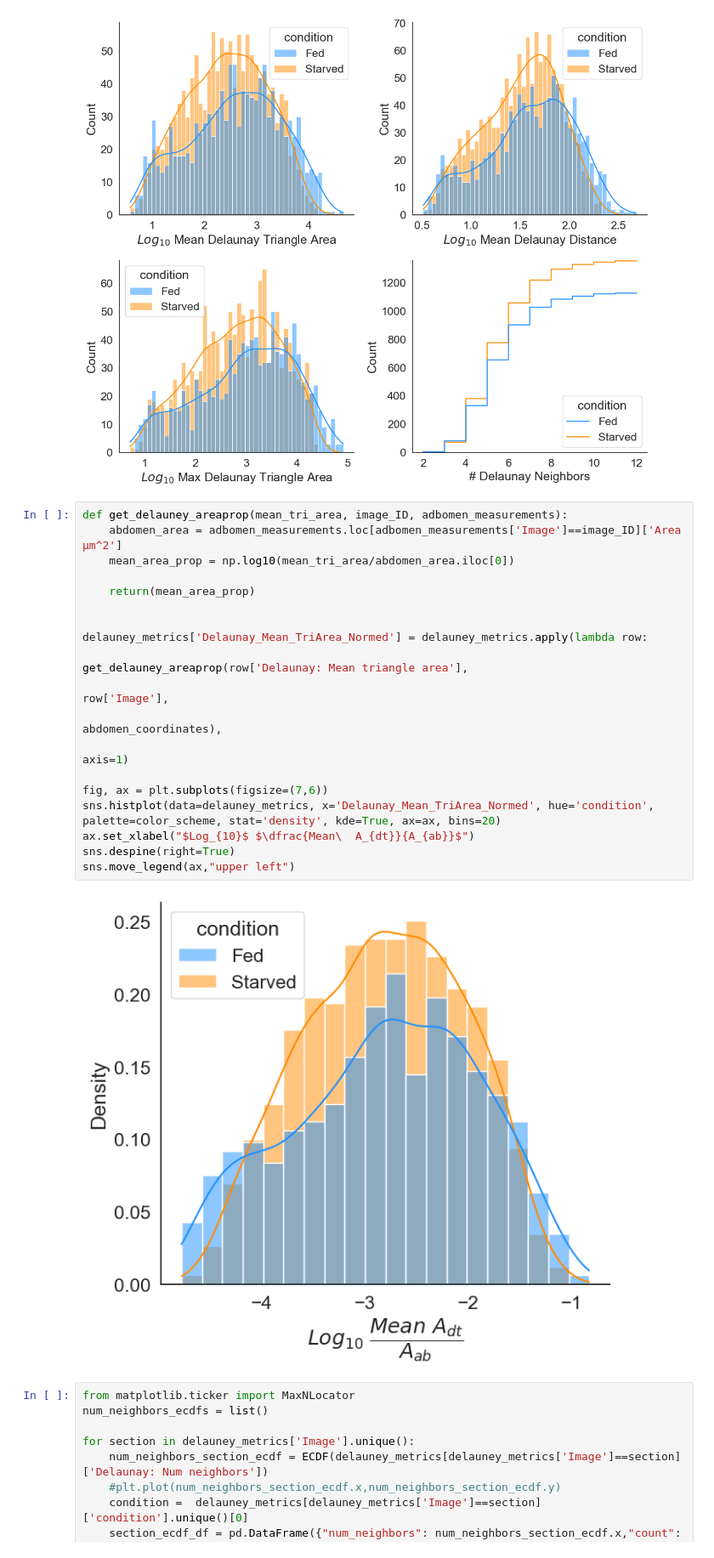
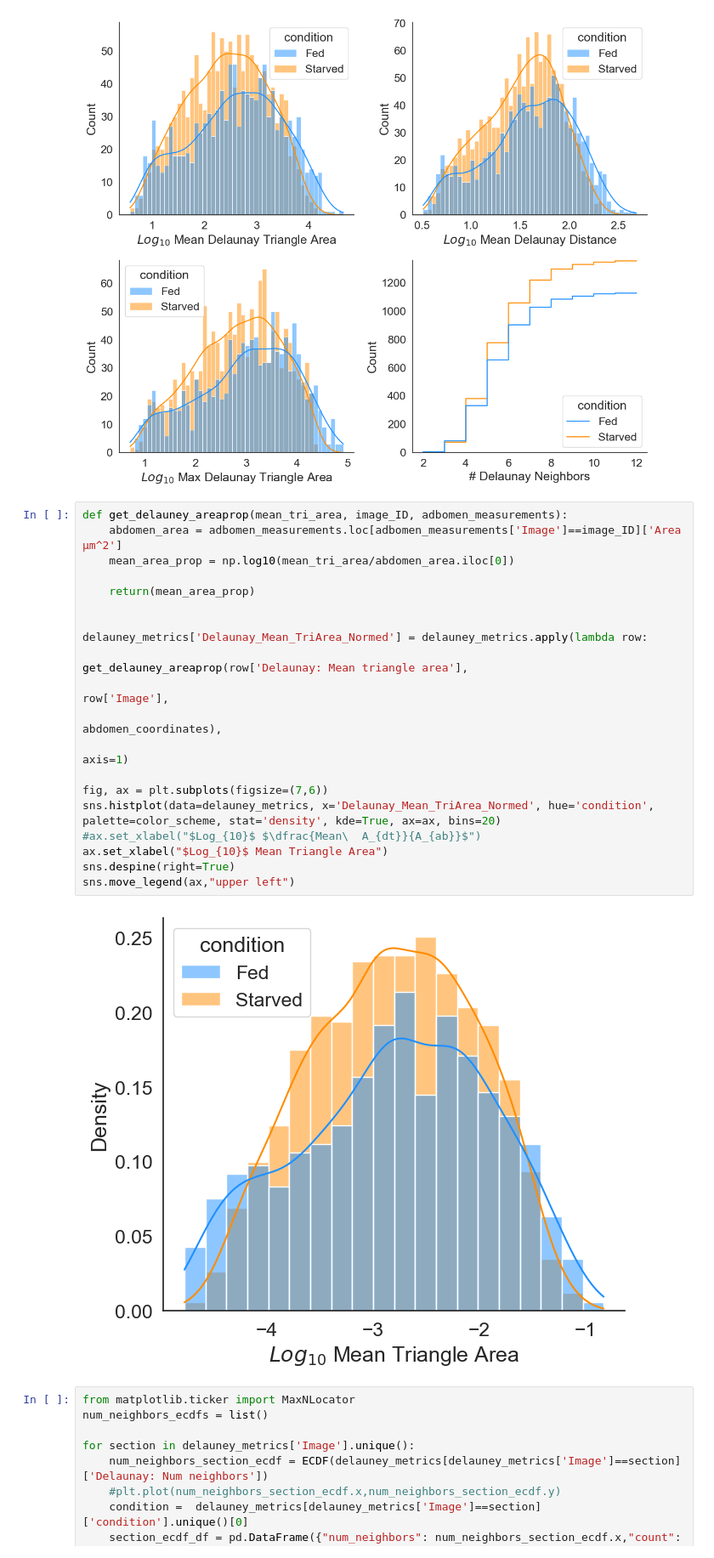
Before and after one commit to McCallLabBU/hemocyte_recruitment_image_quantification, a Jupyter notebook: code/exploratory_analysis_midsections.ipynb, the cells around one changed output. Shown at 85% size. Saved outputs shown, nothing was run; the diff lists cells and outputs as text.

```diff
--- a/code/exploratory_analysis_midsections.ipynb
+++ b/code/exploratory_analysis_midsections.ipynb
@@ -672,24 +672,25 @@ fig.savefig(outputs.joinpath("delaunay_triangulation.png"))
 # %%
 def get_delauney_areaprop(mean_tri_area, image_ID, adbomen_measurements):
     abdomen_area = adbomen_measurements.loc[adbomen_measurements['Image']==image_ID]['Area µm^2']
     mean_area_prop = np.log10(mean_tri_area/abdomen_area.iloc[0])
 
     return(mean_area_prop)
 
 
 delauney_metrics['Delaunay_Mean_TriArea_Normed'] = delauney_metrics.apply(lambda row:
                                                                             get_delauney_areaprop(row['Delaunay: Mean triangle area'],
                                                                                                          row['Image'],
                                                                                                          abdomen_coordinates),
                                                                                                          axis=1)
 
 fig, ax = plt.subplots(figsize=(7,6))
 sns.histplot(data=delauney_metrics, x='Delaunay_Mean_TriArea_Normed', hue='condition', palette=color_scheme, stat='density', kde=True, ax=ax, bins=20)
-ax.set_xlabel("$Log_{10}$ $\dfrac{Mean\  A_{dt}}{A_{ab}}$")
+#ax.set_xlabel("$Log_{10}$ $\dfrac{Mean\  A_{dt}}{A_{ab}}$")
+ax.set_xlabel("$Log_{10}$ Mean Triangle Area")
 sns.despine(right=True)
 sns.move_legend(ax,"upper left")
 # %% [output]
-[figure, old version]
+[figure, new version]
 # %%
 from matplotlib.ticker import MaxNLocator
 num_neighbors_ecdfs = list()
```
Also changed, not shown: 1 other file.
